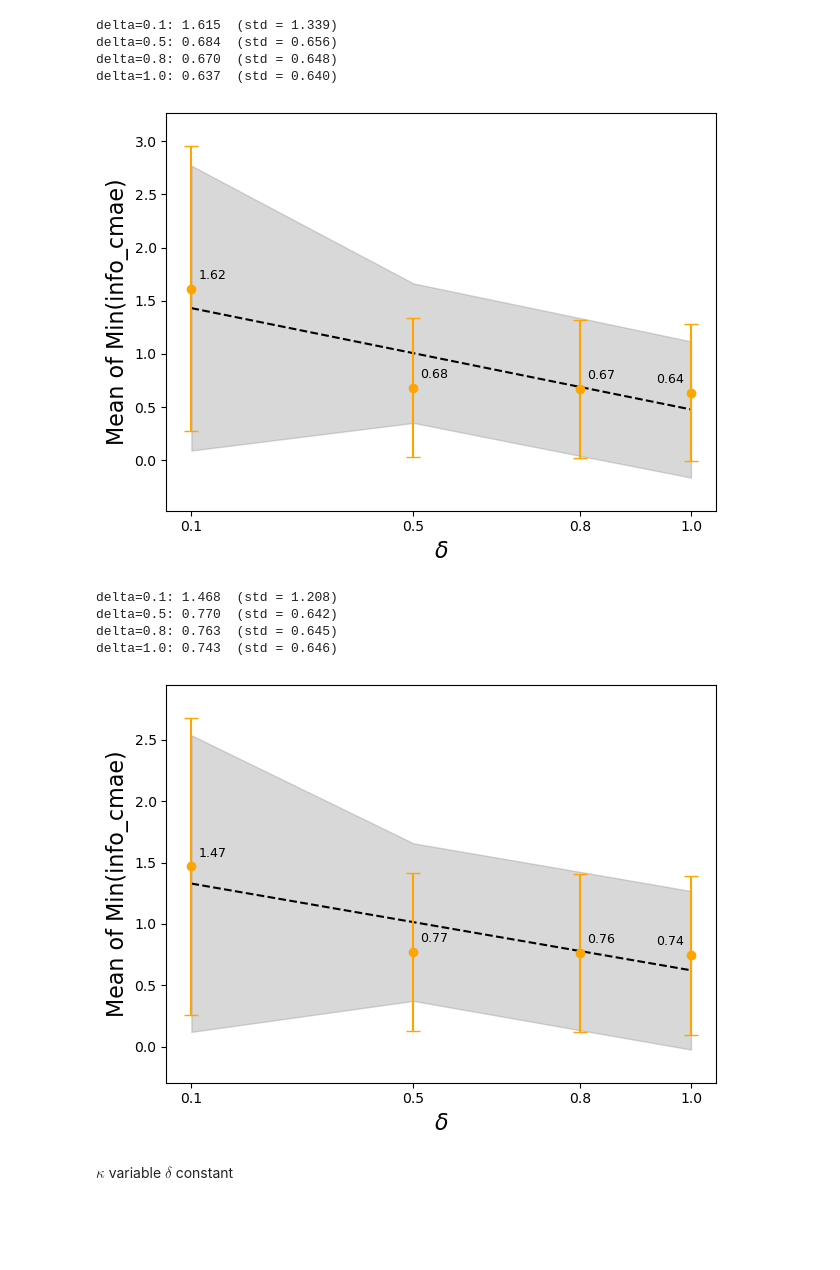
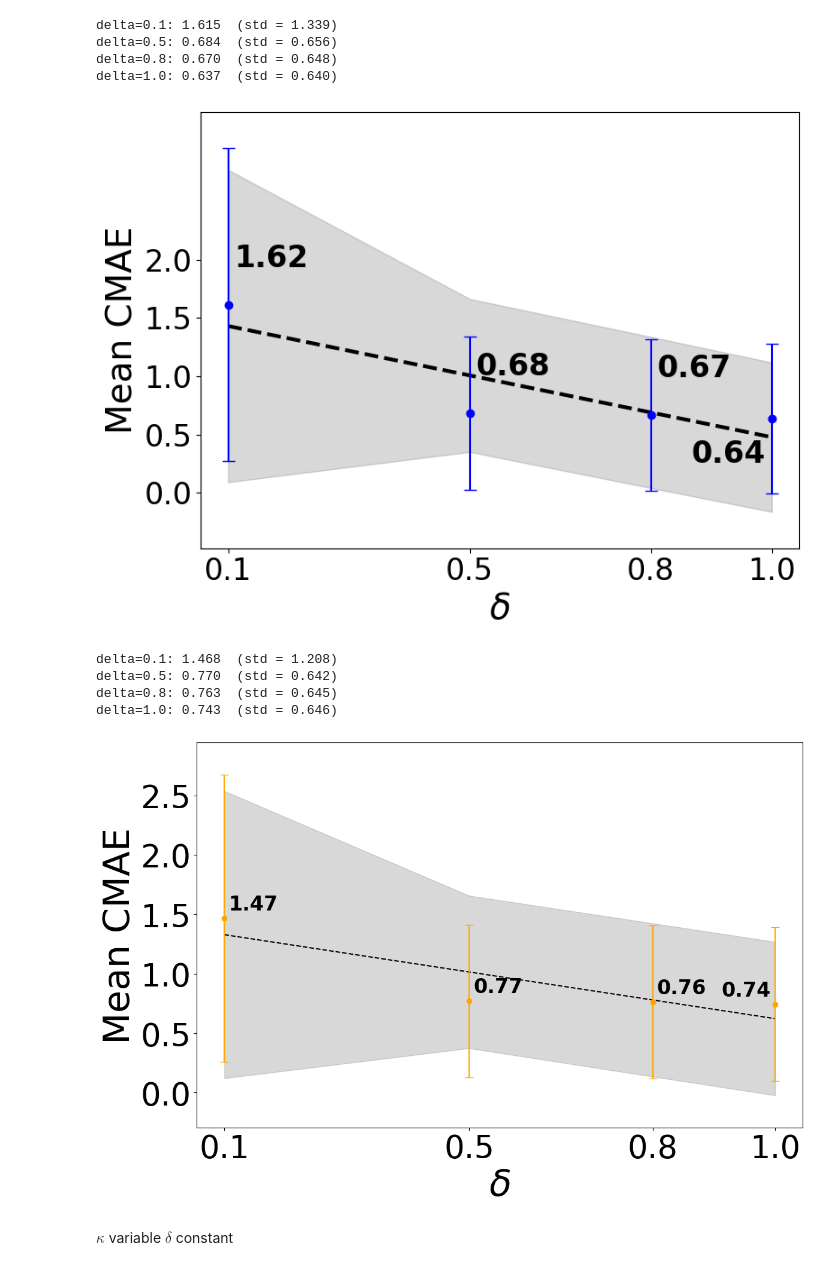
Before and after one commit to sourasb05/Fed-DIPA2, a Jupyter notebook: src/utils/CFedDC_Kappa_delta_box_plot.ipynb, the cells around one changed output. Cells and saved outputs as stored; diff of their text form; code cells hidden in the pictures; blank space fills up the shorter version.

Commit message:
Plots

```diff
--- a/src/utils/CFedDC_Kappa_delta_box_plot.ipynb
+++ b/src/utils/CFedDC_Kappa_delta_box_plot.ipynb
@@ -287,7 +296,7 @@ trend = np.poly1d(coef)
 x_fit = np.linspace(deltas.min(), deltas.max(), 100)
 y_fit = trend(x_fit)
 
-plt.figure()
+plt.figure(figsize=(8, 6))
 
 # Plot ±1 std “shadow” around the trendline
 upper = trend(deltas) + stds
@@ -297,13 +306,13 @@ plt.fill_between(deltas, lower, upper,
                  label='±1 Std Shadow')
 
 # Plot the dashed trendline
-plt.plot(x_fit, y_fit, linestyle='--', color='black',
+plt.plot(x_fit, y_fit, linestyle='--', color='black', linewidth=3,
          label=f'Trend: y={coef[0]:.2f}x+{coef[1]:.2f}')
 
 # Plot mean points with error bars
 plt.errorbar(deltas, means, yerr=stds,
              marker='o', linestyle='',
-             capsize=5, color='orange',
+             capsize=5, color='blue',
              label='Mean ± Std')
 
 # Add horizontal/vertical margins so labels don't get clipped
@@ -311,32 +320,41 @@ plt.margins(x=0.05, y=0.1)
 
 # Annotate each mean value; shift last one left
 for i, (x, m) in enumerate(zip(deltas, means)):
+    # Set horizontal offset and alignment
+    dx = -5 if i == len(deltas) - 1 else 5
+    ha = 'right' if i == len(deltas) - 1 else 'left'
+
+    # Set vertical offset and alignment: LAST point goes below
     if i == len(deltas) - 1:
-        dx, ha = -5, 'right'
+        dy = -40  # move annotation below
+        va = 'top'
     else:
-        dx, ha = 5, 'left'
+        dy = 25
+        va = 'bottom'
 
     plt.annotate(
         f"{m:.2f}",
         xy=(x, m),
-        xytext=(dx, 5),          # offset in points
+        xytext=(dx, dy),
         textcoords="offset points",
-        ha=ha,                   # horizontal alignment
+        ha=ha,
         va="bottom",
-        fontsize=9,
-        clip_on=False            # allow text outside axes
+        fontsize=24,
+        fontweight='bold',
+        clip_on=False
     )
 
-plt.xlabel(r'$\delta$', fontsize=16)
-plt.ylabel('Mean of Min(info_cmae)', fontsize=16)
+plt.xlabel(r'$\delta$', fontsize=28)
+plt.ylabel('Mean CMAE', fontsize=28)
 # plt.title('Mean ± 1 Std Dev with Trendline Shadow')
-plt.xticks(deltas)
+plt.xticks(deltas, fontsize=24)
+plt.yticks(np.arange(0, 2.1, 0.5), fontsize=24)
 # plt.legend()
 plt.tight_layout()
 plt.savefig('/proj/sourasb-220503/TCSS-DIPA2/Fed-DIPA2/results/client_level/all_mae/rl_kappa_constant_delta_min_info_cmae.png', dpi=300)
 plt.show()
 # %% [output]
-[figure, old version]
+[figure, new version]
 # %%
 import statistics
 
@@ -381,7 +399,7 @@ trend = np.poly1d(coef)
 x_fit = np.linspace(kappas.min(), kappas.max(), 100)
 y_fit = trend(x_fit)
 
-plt.figure()
+plt.figure(figsize=(12, 8))
 
 # Plot ±1 std “shadow” around the trendline
 upper = trend(kappas) + stds
@@ -399,38 +417,40 @@ plt.errorbar(kappas, means, yerr=stds,
              marker='o', linestyle='',
              capsize=5, color='orange',
              label='Mean ± Std')
 
 # Add horizontal/vertical margins so labels don't get clipped
 plt.margins(x=0.05, y=0.1)
 
 # Annotate each mean value; shift last one left
 for i, (x, m) in enumerate(zip(kappas, means)):
     if i == len(kappas) - 1:
         dx, ha = -5, 'right'
     else:
         dx, ha = 5, 'left'
 
     plt.annotate(
         f"{m:.2f}",
         xy=(x, m),
         xytext=(dx, 5),          # offset in points
         textcoords="offset points",
         ha=ha,                   # horizontal alignment
         va="bottom",
-        fontsize=9,
+        fontsize=24,
+        fontweight='bold',
         clip_on=False            # allow text outside axes
     )
 
-plt.xlabel(r'$\delta$', fontsize=16)
-plt.ylabel('Mean of Min(info_cmae)', fontsize=16)
+plt.xlabel(r'$\delta$', fontsize=44)
+plt.ylabel('Mean CMAE', fontsize=44)
 # plt.title('Mean ± 1 Std Dev with Trendline Shadow')
-plt.xticks(kappas)
+plt.xticks(kappas, fontsize=38)
+plt.yticks(np.arange(0, 3.0, 0.5), fontsize=38)
 # plt.legend()
 plt.tight_layout()
 plt.savefig('/proj/sourasb-220503/TCSS-DIPA2/Fed-DIPA2/results/client_level/all_mae/all_kappa_constant_delta_min_info_cmae.png', dpi=300)
 plt.show()
 # %% [output]
-[figure, old version]
+[figure, new version]
 # %% [markdown]
 $\kappa$ variable $\delta$ constant
 # %%
```
Also changed, not shown: parts of 4 cells of this notebook, 12 other files.
